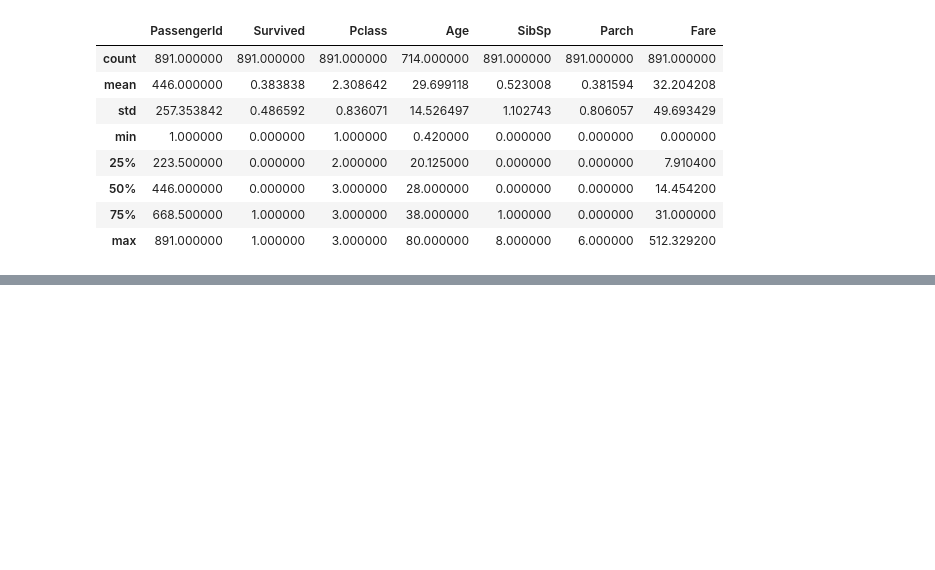
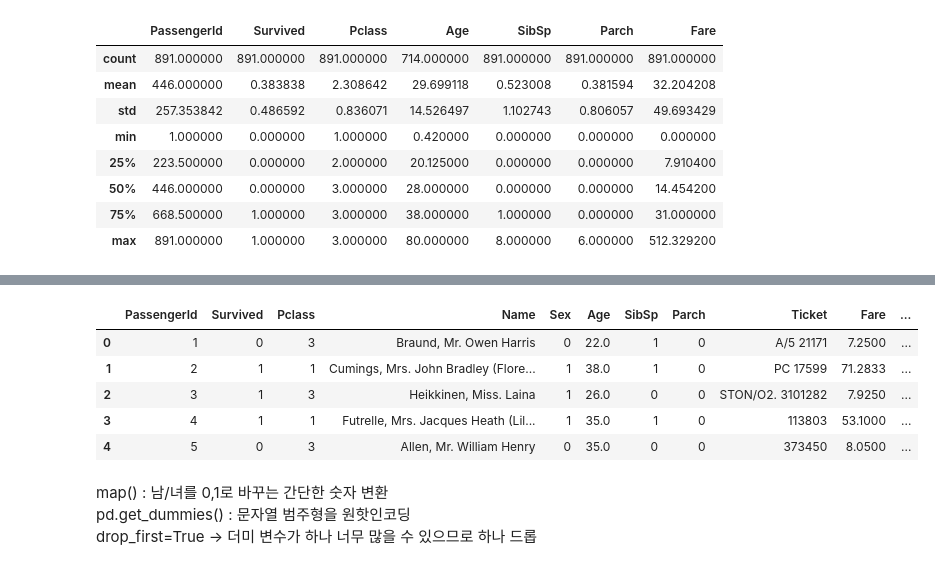
Before and after one commit to YiPhoebe/titanic, a Jupyter notebook: titanic.ipynb, the cells around one changed output, grey strips where cells are left out. Saved outputs shown, nothing was run; the diff lists cells and outputs as text; code cells hidden in the pictures; blank space fills up the shorter version.

```diff
--- a/titanic.ipynb
+++ b/titanic.ipynb
@@ -111,0 +165,9 @@ min(최소값)
+# %%
+# 4. 결측치 처리 & 간단한 데이터 전처리
+
+# 4-1. Age 결측치 처리
+
+# (방법 1) Age를 평균값으로 대체
+mean_age = train['Age'].mean()
+train['Age'].fillna(mean_age, inplace=True)
+test['Age'].fillna(mean_age, inplace=True)
@@ -111,0 +187,20 @@ min(최소값)
+# %%
+# 4-2. Cabin 처리
+
+# Cabin은 데이터가 너무 부족하므로, "Cabin 여부"로만 사용 예시
+train['CabinYN'] = train['Cabin'].notnull().astype(int)
+test['CabinYN'] = test['Cabin'].notnull().astype(int)
+
+# 원래 Cabin 컬럼은 제외(혹은 남겨둬도 됨)
+train.drop('Cabin', axis = 1, inplace = True)
+test.drop('Cabin', axis = 1, inplace=True)
+# %%
+# 4-3. Embarked 결측치 처리
+
+# Embarked의 최빈값(가장 자주 등장하는 항구) 찾기
+most_common_embarked = train['Embarked'].value_counts().idxmax()
+print("Most Common Embarked =", most_common_embarked)  # 보통 'S'
+
+# 결측치 대체
+train['Embarked'].fillna(most_common_embarked, inplace=True)
+test['Embarked'].fillna(most_common_embarked, inplace=True)
@@ -111,0 +221,24 @@ min(최소값)
+# %%
+# 5. 범주형 변수 처리 (인코딩)
+# 문자열(Sex, Embarked)을 머신러닝 모델이 이해할 수 있는 숫자로 변환
+
+# Sex: male, female -> 0,1
+train['Sex'] = train['Sex'].map({'male':0, 'female':1})
+test['Sex']  = test['Sex'].map({'male':0, 'female':1})
+
+# Embarked: One-Hot Encoding
+train = pd.get_dummies(train, columns=['Embarked'], drop_first=True)
+test  = pd.get_dummies(test, columns=['Embarked'], drop_first=True)
+
+train.head()
+# %% [output]
+|  | PassengerId | Survived | Pclass | Name | Sex | Age | SibSp | Parch | Ticket | Fare | ... |
+| 0 | 1 | 0 | 3 | Braund, Mr. Owen Harris | 0 | 22.0 | 1 | 0 | A/5 21171 | 7.2500 | ... |
+| 1 | 2 | 1 | 1 | Cumings, Mrs. John Bradley (Flore... | 1 | 38.0 | 1 | 0 | PC 17599 | 71.2833 | ... |
+| 2 | 3 | 1 | 3 | Heikkinen, Miss. Laina | 1 | 26.0 | 0 | 0 | STON/O2. 3101282 | 7.9250 | ... |
+| 3 | 4 | 1 | 1 | Futrelle, Mrs. Jacques Heath (Lil... | 1 | 35.0 | 1 | 0 | 113803 | 53.1000 | ... |
+| 4 | 5 | 0 | 3 | Allen, Mr. William Henry | 0 | 35.0 | 0 | 0 | 373450 | 8.0500 | ... |
+# %% [markdown]
+map() : 남/녀를 0,1로 바꾸는 간단한 숫자 변환
+pd.get_dummies() : 문자열 범주형을 원핫인코딩
+    drop_first=True -> 더미 변수가 하나 너무 많을 수 있으므로 하나 드롭
```
Also changed, not shown: parts of 19 cells of this notebook.
